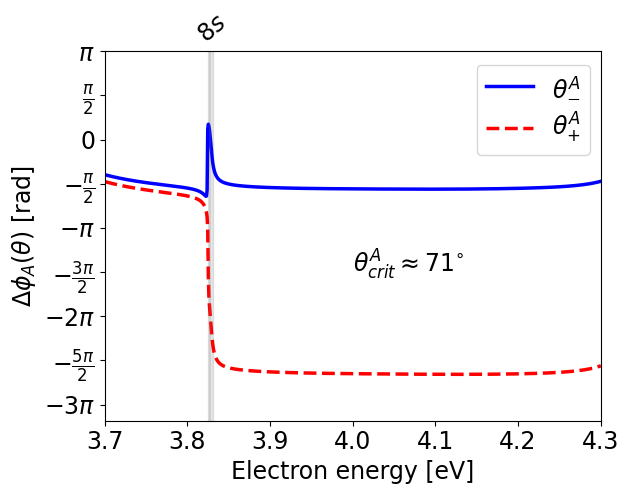
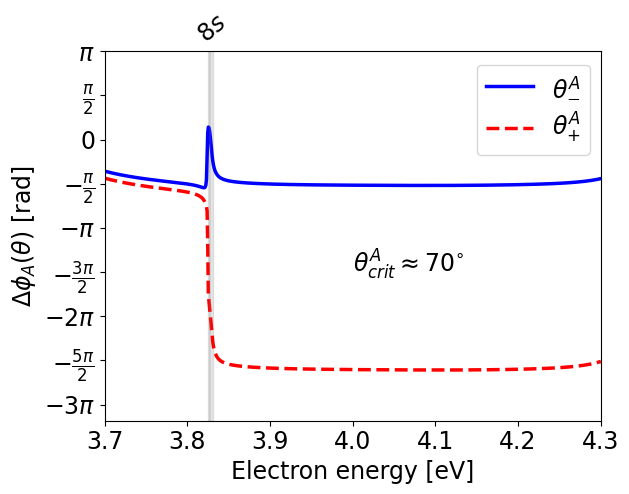
Unified diff of the notebook cell whose output changed from the first chart to the second:
--- before
+++ after
@@ -2,5 +2,5 @@
 
 
-angles = [70, 72]
+angles = [69, 71]
 
 en, phase_ang_a = atomic.get_atomic_phase(
@@ -52,5 +52,5 @@
     plt.plot(en_concat, phase_ang_a_concat[i, :], color=colors[i], linewidth=2.5, linestyle=line_styles[i], label=labels[i])
 
-plt.text(4, -3 * np.pi / 2, "$\\theta_{crit}^A \\approx 71^{\\circ}$", fontsize=fontsize);
+plt.text(4, -3 * np.pi / 2, "$\\theta_{crit}^A \\approx 70^{\\circ}$", fontsize=fontsize);
 plt.legend(fontsize=fontsize, loc=(0.75, 0.72));
 

Commit: Added: 1) fitting of the phase model by the region 2) linear extraplations of the emission parh 3) starting code for the two photon integration